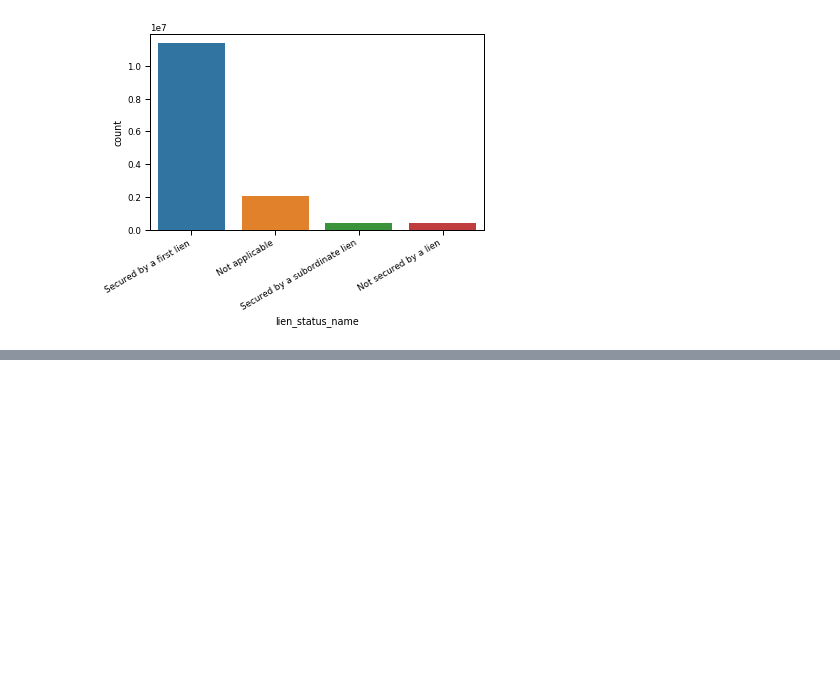
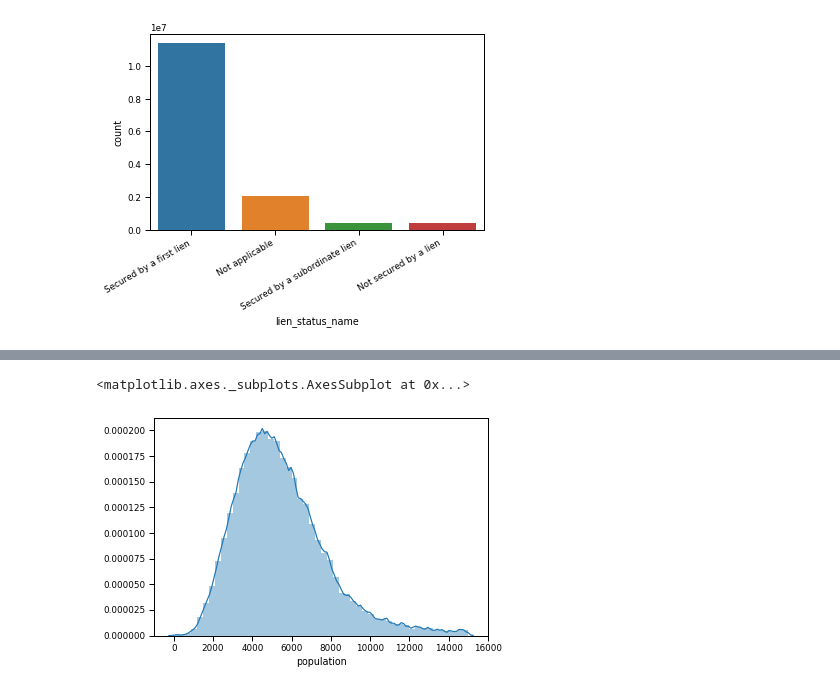
Before and after one commit to leppekja/capp30245, a Jupyter notebook: Visualizations.ipynb, the cells around one changed output, grey strips where cells are left out. Drawn from its saved outputs; the diff is of its cells as text; code cells hidden in the pictures; blank space fills up the shorter version.

```diff
--- a/Visualizations.ipynb
+++ b/Visualizations.ipynb
@@ -250,0 +256,6 @@ fig.autofmt_xdate()
+# %%
+# Focus more on the center of the distribution
+sns.distplot(df[df['population'] < 15000]['population'])
+# %% [output]
+<matplotlib.axes._subplots.AxesSubplot at 0x...>
+[figure, added]
```
Also changed, not shown: parts of 11 cells of this notebook.
